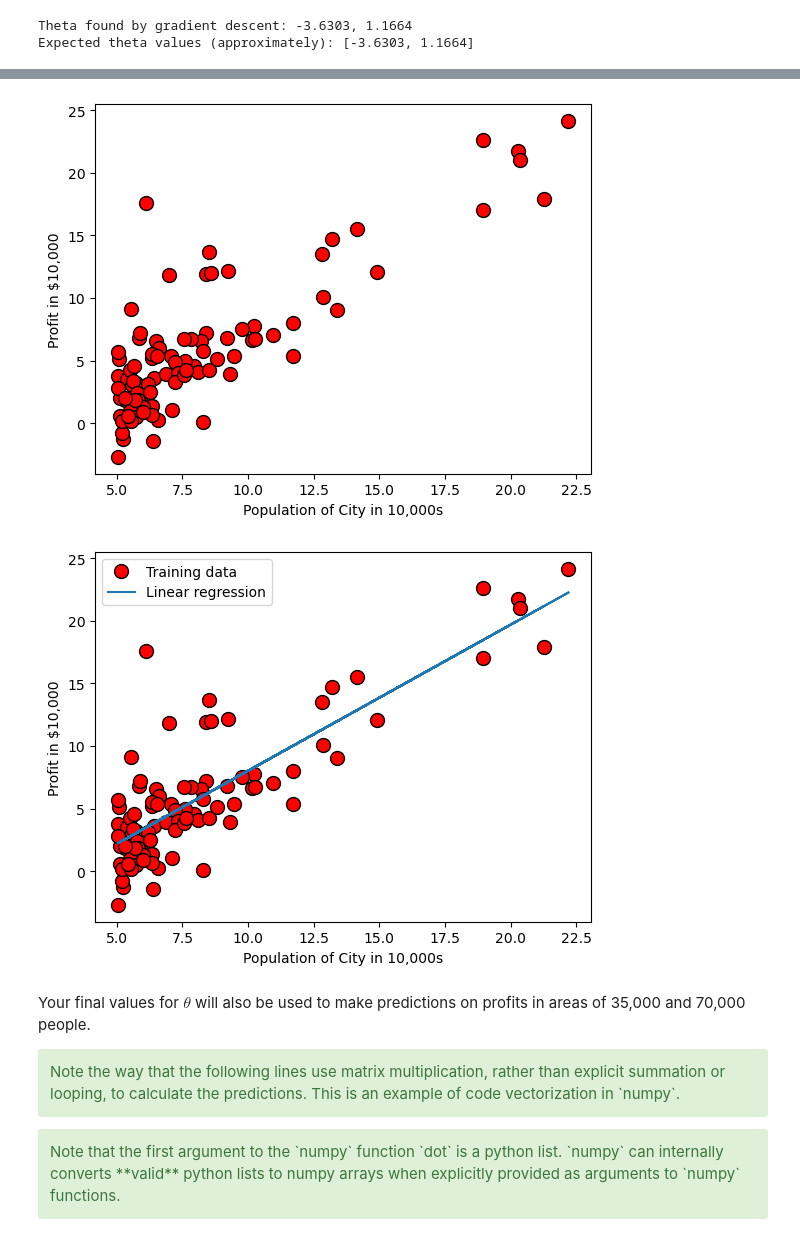
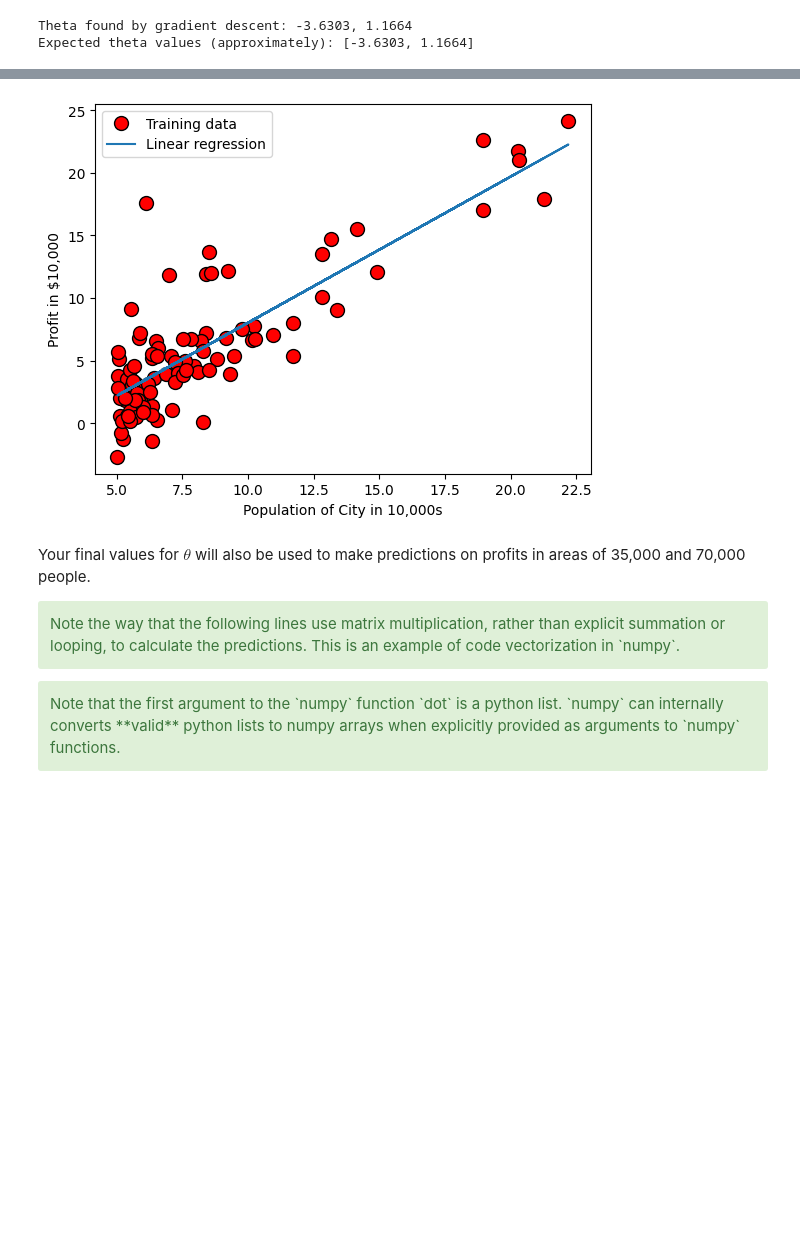
Before and after one commit to NutteeraTung/CU_machine-learning, a Jupyter notebook: Linear Regression/Linear_Regression_answer.ipynb, the cells around one changed output, grey strips where cells are left out. Drawn from its saved outputs; the diff is of its cells as text; code cells hidden in the pictures; blank space fills up the shorter version.

```diff
--- a/Linear Regression/Linear_Regression_answer.ipynb
+++ b/Linear Regression/Linear_Regression_answer.ipynb
@@ -141,13 +177,13 @@ def plotData(x, y):
     using plot(..., 'ro', ms=10), where `ms` refers to marker size. You
     can also set the marker edge color using the `mec` property.
     """
-    fig = pyplot.figure()  # open a new figure
+    # fig = pyplot.figure()  # open a new figure
 
     # ====================== YOUR CODE HERE =======================
-    pyplot.plot(x, y, 'ro', ms=10, mec='k')
-    pyplot.ylabel('Profit in $10,000')
-    pyplot.xlabel('Population of City in 10,000s')
-    #pyplot.show() ปิดคำสั่งนี้ไปก่อน ละใช้แค่ตอนพลอตเส้นข้างล่าง
+    plt.plot(x, y, 'ro', ms=10, mec='k')
+    plt.ylabel('Profit in $10,000')
+    plt.xlabel('Population of City in 10,000s')
+    #plt.show() ปิดคำสั่งนี้ไปก่อน ละใช้แค่ตอนพลอตเส้นข้างล่าง
 
     # =============================================================
 # %% [markdown]
@@ -379,12 +444,11 @@ We will use your final parameters to plot the linear fit. The results should loo
 # %%
 # plot the linear fit
 plotData(X[:, 1], y)
-pyplot.plot(X[:, 1], np.dot(X, theta), '-')
-pyplot.legend(['Training data', 'Linear regression']);
-pyplot.show()
+plt.plot(X[:, 1], np.dot(X, theta), '-')
+plt.legend(['Training data', 'Linear regression']);
+plt.show()
 # %% [output]
-[figure, old version]
+[figure, new version]
-[figure, removed]
 # %% [markdown]
 Your final values for $\theta$ will also be used to make predictions on profits in areas of 35,000 and 70,000 people.
 
```
Also changed, not shown: parts of 24 cells of this notebook, 53 other files.
